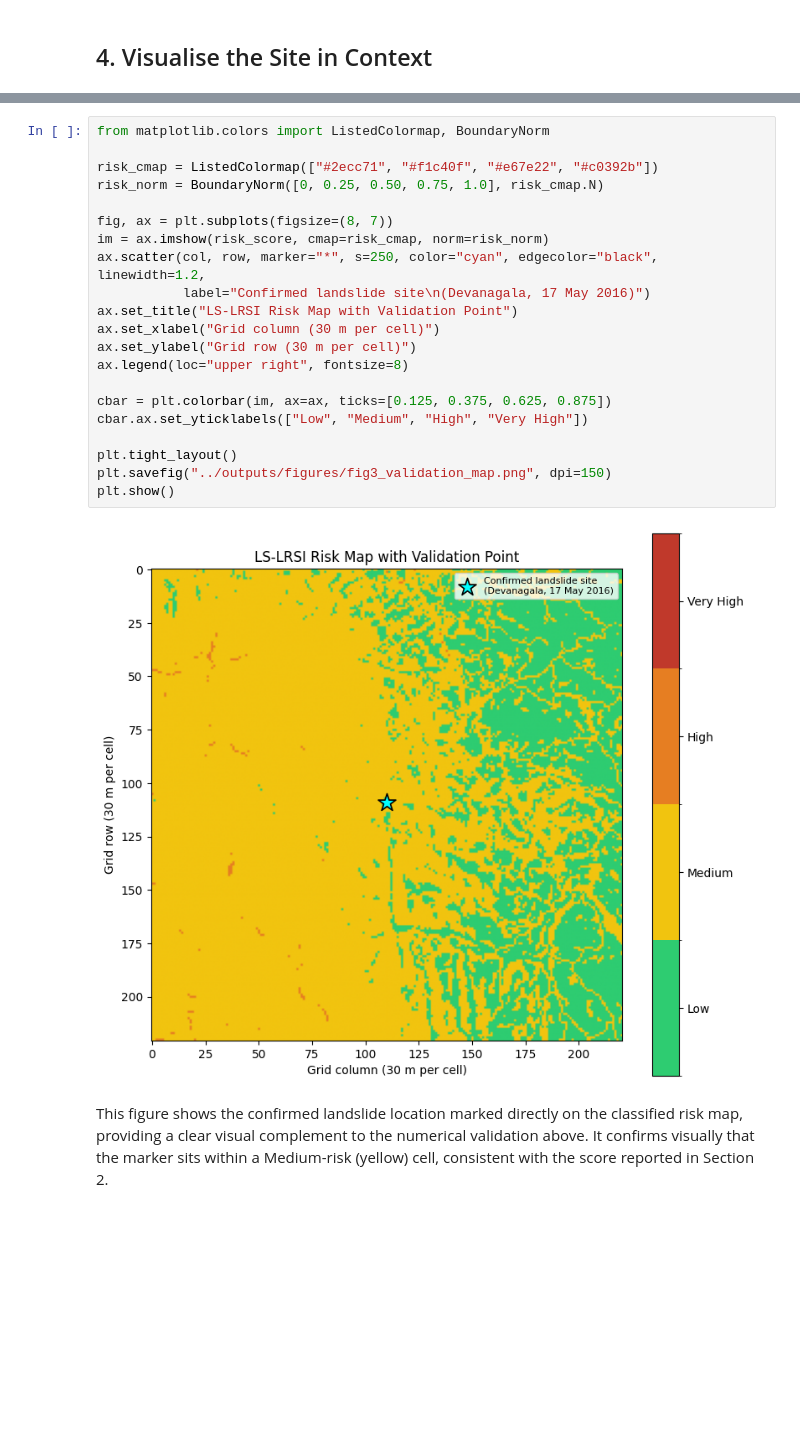
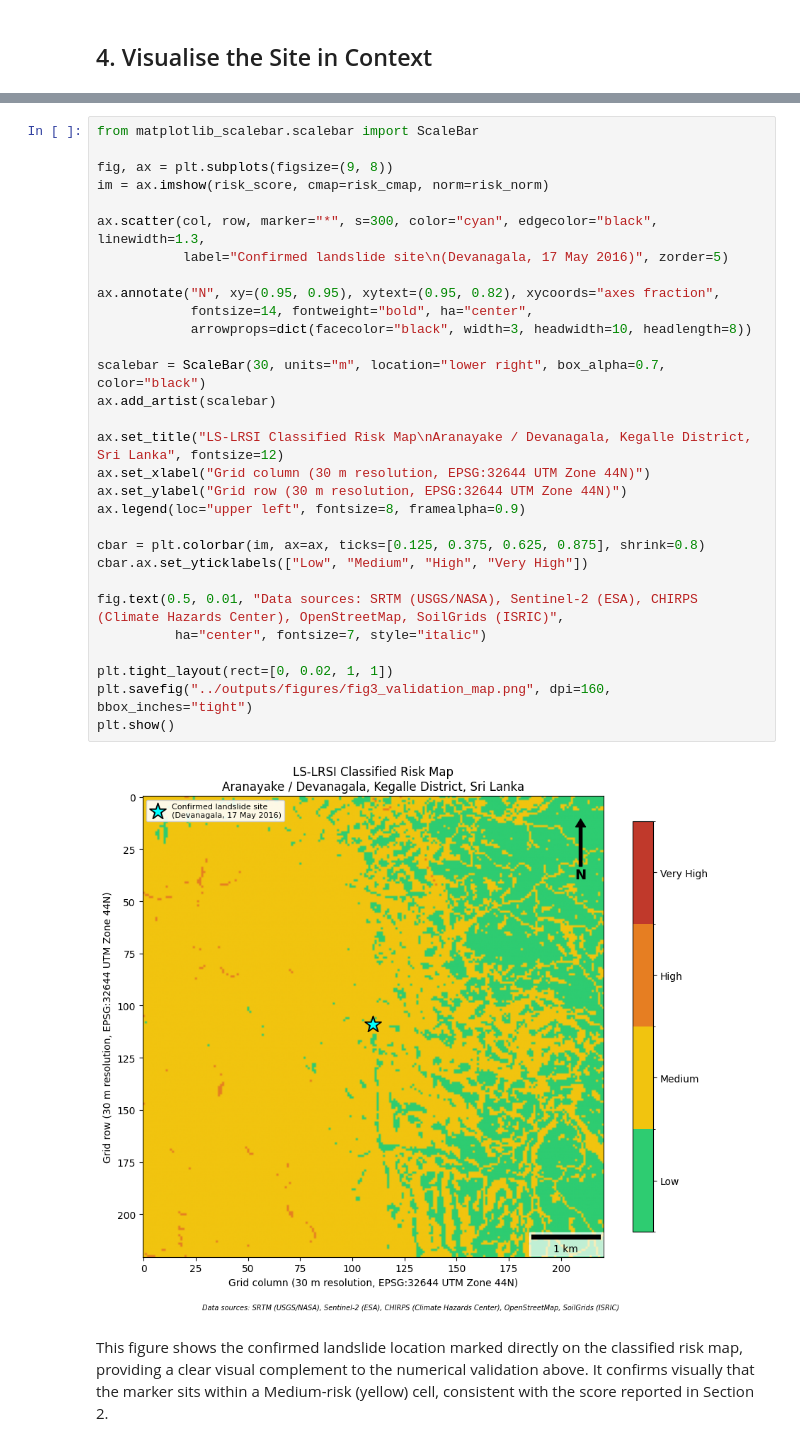
Before and after one commit to AabidhaRifky/CL-MCSDS-CMU-10-04_DAS7003_ls-lrsi-aranayake, a Jupyter notebook: notebooks/05_validation.ipynb, the cells around one changed output, grey strips where cells are left out. Saved outputs shown, nothing was run; the diff lists cells and outputs as text; blank space fills up the shorter version.

Commit message:
updated codes and outputs
updated codes and outputs

```diff
--- a/notebooks/05_validation.ipynb
+++ b/notebooks/05_validation.ipynb
@@ -98,25 +328,34 @@ Study area overall mean score: 0.300
 # %%
-from matplotlib.colors import ListedColormap, BoundaryNorm
+from matplotlib_scalebar.scalebar import ScaleBar
 
-risk_cmap = ListedColormap(["#2ecc71", "#f1c40f", "#e67e22", "#c0392b"])
-risk_norm = BoundaryNorm([0, 0.25, 0.50, 0.75, 1.0], risk_cmap.N)
+fig, ax = plt.subplots(figsize=(9, 8))
+im = ax.imshow(risk_score, cmap=risk_cmap, norm=risk_norm)
 
-fig, ax = plt.subplots(figsize=(8, 7))
-im = ax.imshow(risk_score, cmap=risk_cmap, norm=risk_norm)
-ax.scatter(col, row, marker="*", s=250, color="cyan", edgecolor="black", linewidth=1.2,
-           label="Confirmed landslide site\n(Devanagala, 17 May 2016)")
-ax.set_title("LS-LRSI Risk Map with Validation Point")
-ax.set_xlabel("Grid column (30 m per cell)")
-ax.set_ylabel("Grid row (30 m per cell)")
-ax.legend(loc="upper right", fontsize=8)
+ax.scatter(col, row, marker="*", s=300, color="cyan", edgecolor="black", linewidth=1.3,
+           label="Confirmed landslide site\n(Devanagala, 17 May 2016)", zorder=5)
 
-cbar = plt.colorbar(im, ax=ax, ticks=[0.125, 0.375, 0.625, 0.875])
+ax.annotate("N", xy=(0.95, 0.95), xytext=(0.95, 0.82), xycoords="axes fraction",
+            fontsize=14, fontweight="bold", ha="center",
+            arrowprops=dict(facecolor="black", width=3, headwidth=10, headlength=8))
+
+scalebar = ScaleBar(30, units="m", location="lower right", box_alpha=0.7, color="black")
+ax.add_artist(scalebar)
+
+ax.set_title("LS-LRSI Classified Risk Map\nAranayake / Devanagala, Kegalle District, Sri Lanka", fontsize=12)
+ax.set_xlabel("Grid column (30 m resolution, EPSG:32644 UTM Zone 44N)")
+ax.set_ylabel("Grid row (30 m resolution, EPSG:32644 UTM Zone 44N)")
+ax.legend(loc="upper left", fontsize=8, framealpha=0.9)
+
+cbar = plt.colorbar(im, ax=ax, ticks=[0.125, 0.375, 0.625, 0.875], shrink=0.8)
 cbar.ax.set_yticklabels(["Low", "Medium", "High", "Very High"])
 
-plt.tight_layout()
-plt.savefig("../outputs/figures/fig3_validation_map.png", dpi=150)
+fig.text(0.5, 0.01, "Data sources: SRTM (USGS/NASA), Sentinel-2 (ESA), CHIRPS (Climate Hazards Center), OpenStreetMap, SoilGrids (ISRIC)",
+          ha="center", fontsize=7, style="italic")
+
+plt.tight_layout(rect=[0, 0.02, 1, 1])
+plt.savefig("../outputs/figures/fig3_validation_map.png", dpi=160, bbox_inches="tight")
 plt.show()
 # %% [output]
-[figure, old version]
+[figure, new version]
 # %% [markdown]
 This figure shows the confirmed landslide location marked directly on the classified risk map, providing a clear visual complement to the numerical validation above. It confirms visually that the marker sits within a Medium-risk (yellow) cell, consistent with the score reported in Section 2.
```
Also changed, not shown: parts of 8 cells of this notebook, 16 other files.
